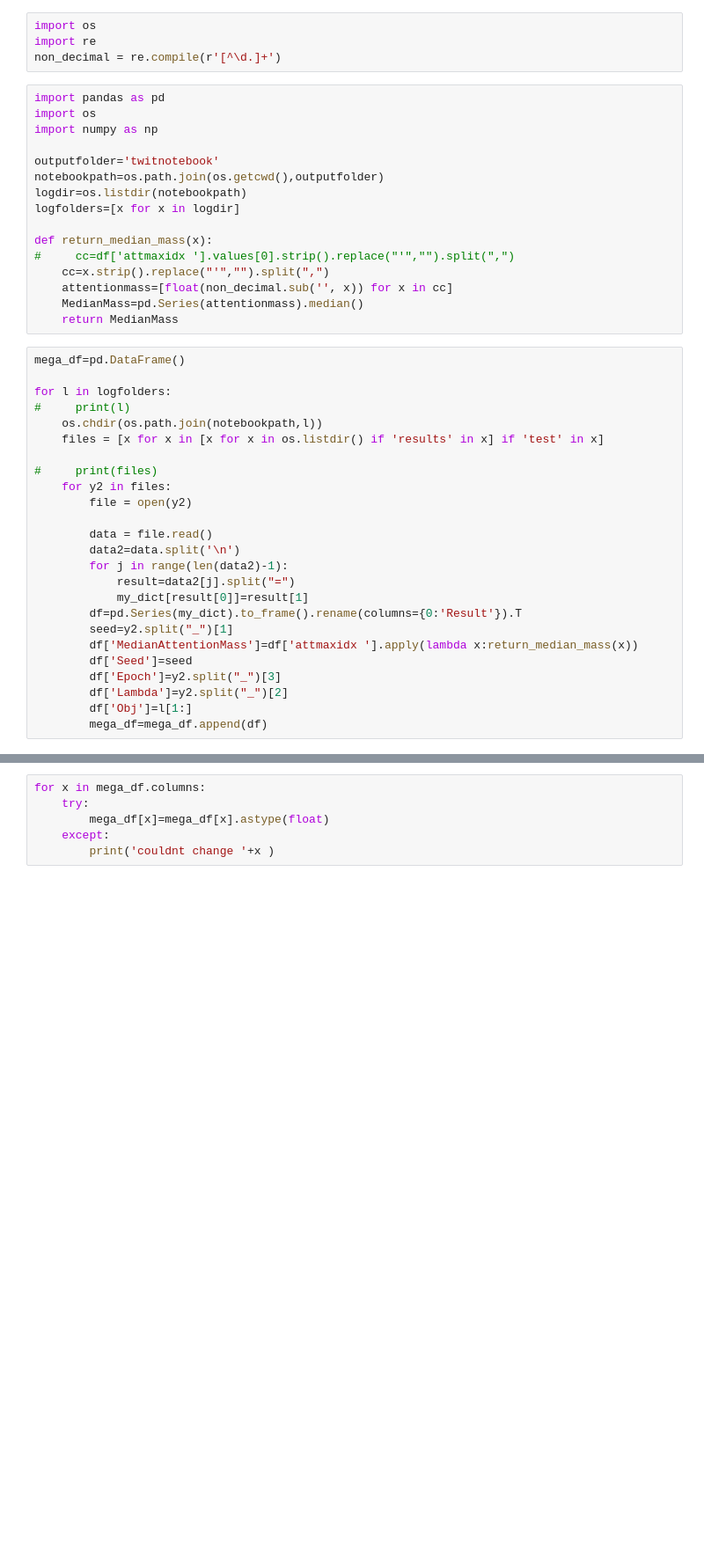
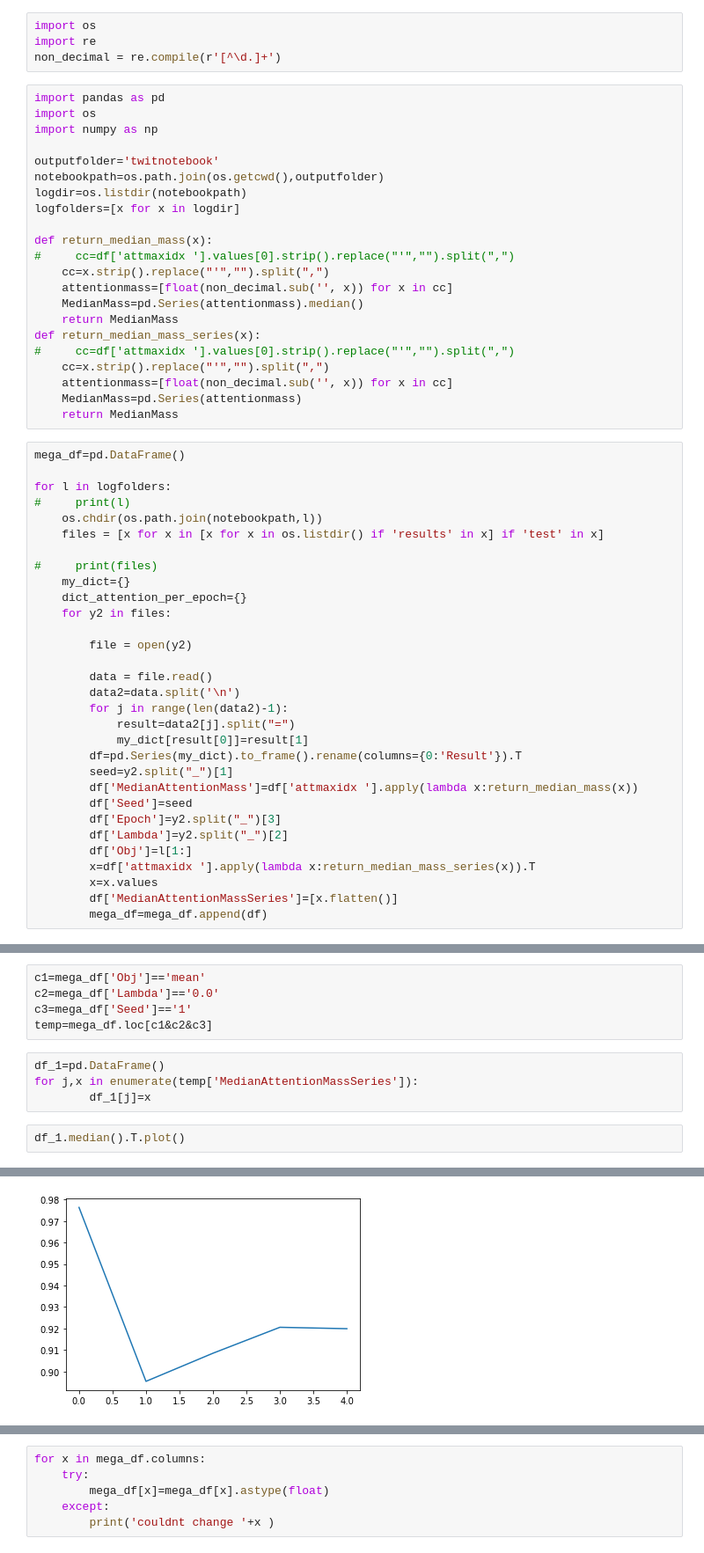
Before and after one commit to hc1111/deceptive-attention-master_fact_ai, a Jupyter notebook: deceptive-attention-master/src/classification_tasks/YELP results notebook.ipynb, the cells around one changed output, grey strips where cells are left out. Shown at 88% size. Saved outputs shown, nothing was run; the diff lists cells and outputs as text; blank space fills up the shorter version.

```diff
--- a/deceptive-attention-master/src/classification_tasks/YELP results notebook.ipynb
+++ b/deceptive-attention-master/src/classification_tasks/YELP results notebook.ipynb
@@ -18,6 +18,12 @@ def return_median_mass(x):
     attentionmass=[float(non_decimal.sub('', x)) for x in cc]
     MedianMass=pd.Series(attentionmass).median()
     return MedianMass
+def return_median_mass_series(x):
+#     cc=df['attmaxidx '].values[0].strip().replace("'","").split(",")
+    cc=x.strip().replace("'","").split(",")
+    attentionmass=[float(non_decimal.sub('', x)) for x in cc]
+    MedianMass=pd.Series(attentionmass)
+    return MedianMass
 # %%
 mega_df=pd.DataFrame()
 
@@ -27,7 +33,10 @@ for l in logfolders:
     files = [x for x in [x for x in os.listdir() if 'results' in x] if 'test' in x]
 
 #     print(files)
+    my_dict={}
+    dict_attention_per_epoch={}
     for y2 in files:
+
         file = open(y2)
 
         data = file.read()
@@ -42,4 +51,7 @@ for l in logfolders:
         df['Epoch']=y2.split("_")[3]
         df['Lambda']=y2.split("_")[2]
         df['Obj']=l[1:]
+        x=df['attmaxidx '].apply(lambda x:return_median_mass_series(x)).T
+        x=x.values
+        df['MedianAttentionMassSeries']=[x.flatten()]
         mega_df=mega_df.append(df)
@@ -45,0 +63,12 @@ for l in logfolders:
+# %%
+c1=mega_df['Obj']=='mean'
+c2=mega_df['Lambda']=='0.0'
+c3=mega_df['Seed']=='1'
+temp=mega_df.loc[c1&c2&c3]
+# %%
+df_1=pd.DataFrame()
+for j,x in enumerate(temp['MedianAttentionMassSeries']):
+        df_1[j]=x
+# %%
+df_1.median().T.plot()
+# %% [output]
@@ -45,0 +76 @@ for l in logfolders:
+[figure, added]
```
Also changed, not shown: parts of 3 cells of this notebook.
